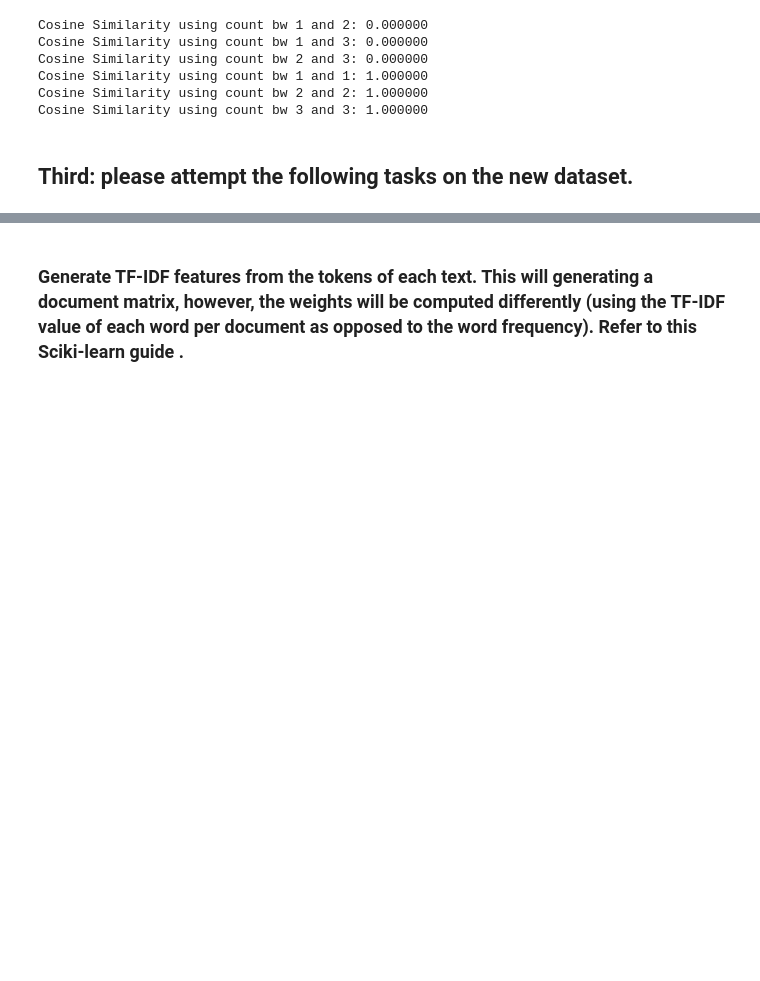
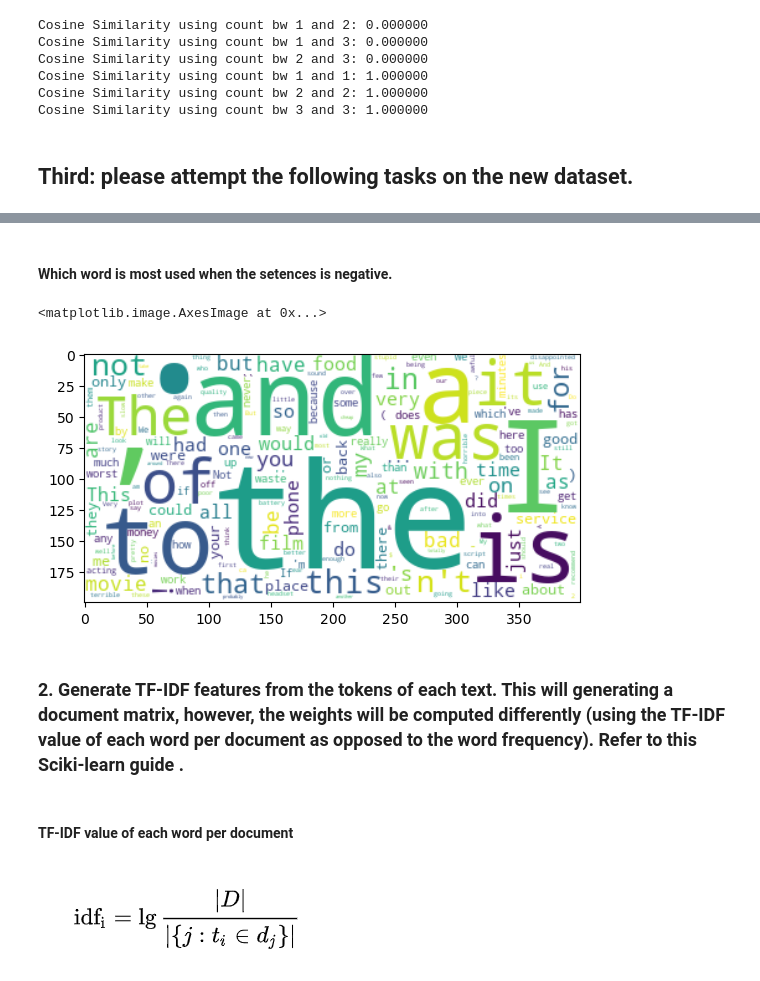
Before and after one commit to Hsu0623/DM2022-Lab1-Homework, a Jupyter notebook: DM2022-Lab1-Homework.ipynb, the cells around one changed output, grey strips where cells are left out. Saved outputs shown, nothing was run; the diff lists cells and outputs as text; code cells hidden in the pictures; blank space fills up the shorter version.

```diff
--- a/DM2022-Lab1-Homework.ipynb
+++ b/DM2022-Lab1-Homework.ipynb
@@ -613,2 +641,10 @@ Cosine Similarity using count bw 3 and 3: 1.000000
+# %% [markdown]
+#### Which word is most used when the setences is negative.
+# %%
+plt.figure()
+plt.imshow(wordcloud_negative, interpolation="bilinear")
+# %% [output]
+<matplotlib.image.AxesImage at 0x...>
+[figure, added]
 # %% [markdown]
-### Generate TF-IDF features from the tokens of each text. This will generating a document matrix, however, the weights will be computed differently (using the TF-IDF value of each word per document as opposed to the word frequency). Refer to this Sciki-learn guide .
+### 2. Generate TF-IDF features from the tokens of each text. This will generating a document matrix, however, the weights will be computed differently (using the TF-IDF value of each word per document as opposed to the word frequency). Refer to this Sciki-learn guide .
@@ -614,0 +654,4 @@ Cosine Similarity using count bw 3 and 3: 1.000000
+# %% [markdown]
+#### TF-IDF value of each word per document
+# %% [markdown]
+![image.png](attachment:image.png)
```
Also changed, not shown: parts of 49 cells of this notebook.
